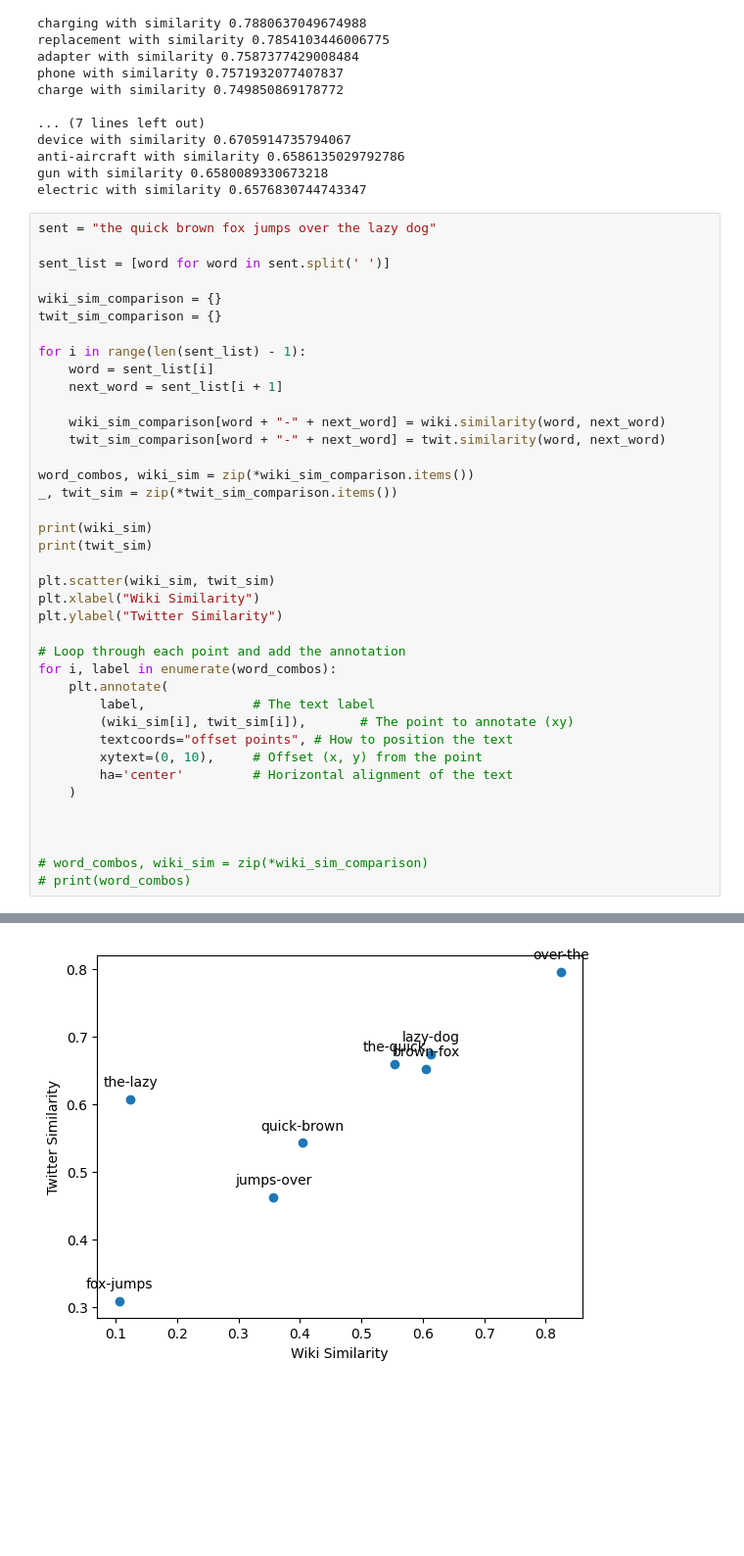
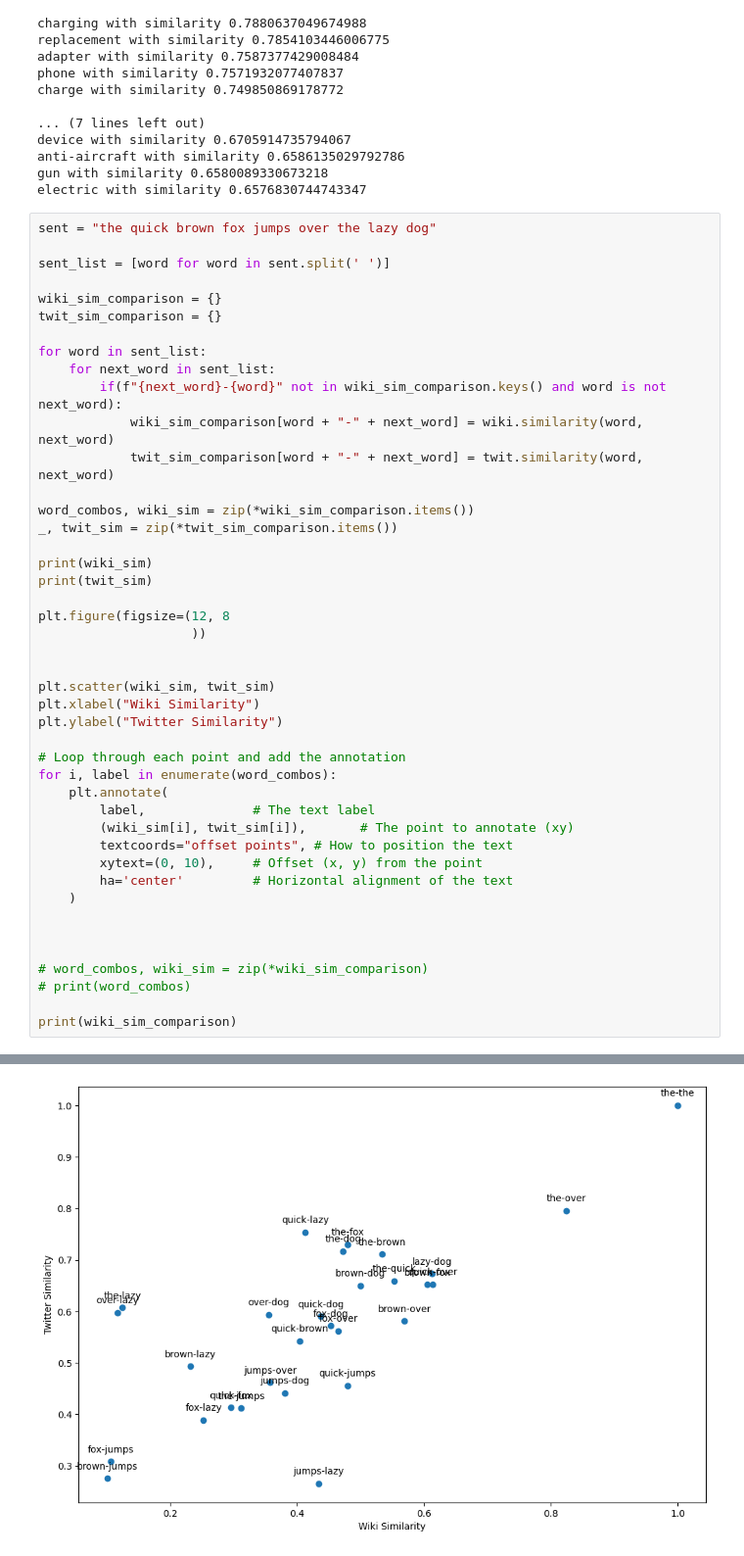
Before and after one commit to bobcowher/llm_course_mike_x_cohen, a Jupyter notebook: Part1_TokensEmbeddings/exercises/CodeChallenge_WikipediaVSTwitter.ipynb, the cells around one changed output, grey strips where cells are left out. Shown at 98% size. Saved outputs shown, nothing was run; the diff lists cells and outputs as text; blank space fills up the shorter version.

```diff
--- a/Part1_TokensEmbeddings/exercises/CodeChallenge_WikipediaVSTwitter.ipynb
+++ b/Part1_TokensEmbeddings/exercises/CodeChallenge_WikipediaVSTwitter.ipynb
@@ -106,18 +106,21 @@ sent_list = [word for word in sent.split(' ')]
 wiki_sim_comparison = {}
 twit_sim_comparison = {}
 
-for i in range(len(sent_list) - 1):
-    word = sent_list[i]
-    next_word = sent_list[i + 1]
-
-    wiki_sim_comparison[word + "-" + next_word] = wiki.similarity(word, next_word)
-    twit_sim_comparison[word + "-" + next_word] = twit.similarity(word, next_word)
+for word in sent_list:
+    for next_word in sent_list:
+        if(f"{next_word}-{word}" not in wiki_sim_comparison.keys() and word is not next_word):
+            wiki_sim_comparison[word + "-" + next_word] = wiki.similarity(word, next_word)
+            twit_sim_comparison[word + "-" + next_word] = twit.similarity(word, next_word)
 
 word_combos, wiki_sim = zip(*wiki_sim_comparison.items())
 _, twit_sim = zip(*twit_sim_comparison.items())
 
 print(wiki_sim)
 print(twit_sim)
+
+plt.figure(figsize=(12, 8
+                    ))
+
 
 plt.scatter(wiki_sim, twit_sim)
 plt.xlabel("Wiki Similarity")
@@ -137,4 +140,6 @@ for i, label in enumerate(word_combos):
 
 # word_combos, wiki_sim = zip(*wiki_sim_comparison)
 # print(word_combos)
+
+print(wiki_sim_comparison)
 # %% [output]
@@ -143 +149 @@ for i, label in enumerate(word_combos):
-[figure, old version]
+[figure, new version]
```
Also changed, not shown: parts of 1 cell of this notebook, 3 other files.
